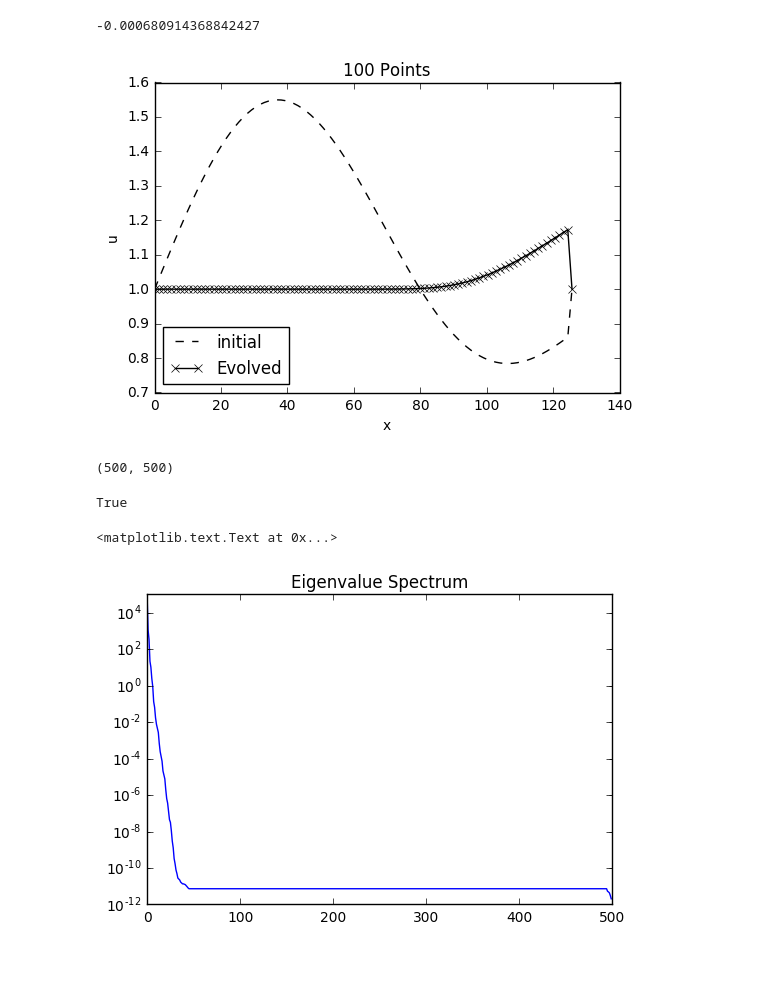
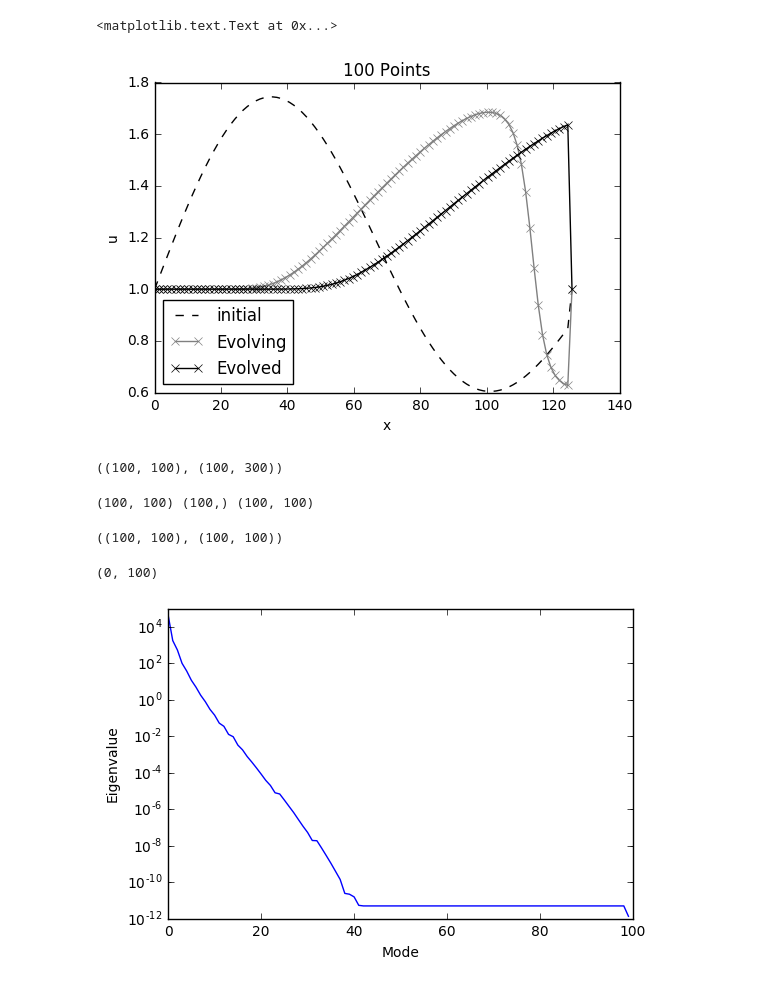
Before and after one commit to kilojoules/numerical_experiments, a Jupyter notebook: burgers/POD.ipynb, the cells around one changed output. Saved outputs shown, nothing was run; the diff lists cells and outputs as text; code cells hidden in the pictures.

```diff
--- a/burgers/POD.ipynb
+++ b/burgers/POD.ipynb
@@ -3,30 +4,42 @@ import numpy as np
 import matplotlib.pyplot as plt
 %matplotlib inline
 # %%
-nx = 100
-nt = 100000
+# Let's evolve burgers' equation in time
+
+nx = 100 # number of x points
+nt = 60000 # number of time steps
 x = np.linspace(0, 40 * np.pi, nx)
 
+# initially purturb u
+u = 1 + .5 * np.sin(x/20) + 0.3 * np.sin(x/35)
+u[-1] = 1
 
-u = 1 + 0.3 * np.sin(x/20) + 0.3 * np.sin(x/35)
-u[-1] = 1
 u0 = u.copy()
 dx = x[1] - x[0]
-sigma = .0009
 dt = .001
+
+# The viscosity is non-uniform
 nu = np.ones(x.size) * 1e-6 + 1e-4 * np.sin(x / 10) + 1e-6 * np.sin(x / 20) + 1e-6 * np.sin(x / 30)
-u_record = np.zeros((nx, 500))
 
+# u_record holds all the snapshots.
+# The rows represent spatial points and the columns are different times.
+u_record = np.zeros((nx, nt/200))
+
+# Evolve through time
 ii = 0
 for _ in range(nt):
     un = u.copy()
     u[1:-1] = un[1:-1] + dt *( -1 * un[1:-1] * (un[1:-1] - un[:-2]) / dx + nu[1:-1] * (u[2:] - 2 * u[1:-1] + u[:-2]) / dx**2 )
+
+    # Save every 200th time step
     if _ % (200) == 0:
         u_record[:, ii] = u
         ii += 1
 
 plt.plot(x, u0, ls='--', c='k', label="initial")
-plt.plot(x, u, c='k', label="Evolved", marker='x')
+plt.plot(x, u_record[:, -100], c='grey', label="Evolving", marker='x')
+plt.plot(x, u_record[:, -1], c='k', label="Evolved", marker='x')
+#plt.plot(x, u, c='k', label="Evolved", marker='x')
 ax = plt.gca()
 ax.get_yaxis().get_major_formatter().set_useOffset(False)
 ax.get_yaxis().get_major_formatter().set_scientific(False)
@@ -34,29 +47,35 @@ ax.legend(loc="lower left")
 ax.set_title("%i Points"%nx)
 ax.set_ylabel("u")
 ax.set_xlabel('x')
-np.mean(np.gradient(u, dx))
 # %% [output]
--0.000680914368842427
+<matplotlib.text.Text at 0x...>
-[figure, old version]
+[figure, new version]
 # %%
-a = np.dot(u_record.T, u_record)
-a.shape
+# Calculate the covariance matrix
+a = np.dot(u_record, u_record.T)
+# a = np.dot(u_record.T, u_record)
+a.shape, u_record.shape
 # %% [output]
-(500, 500)
+((100, 100), (100, 300))
 # %%
+# SVD the covariance matrix
 P, D, Q = np.linalg.svd(a, full_matrices=True) # P D Q is the approximation
-np.allclose(a, np.dot(P * D, Q)) # check that a = P D Q
-# Nicholas says that P is the eigenectors and Q is the coefficients. So take that with a grain of salt.
+print P.shape, D.shape, Q.shape
+assert(np.allclose(a, np.dot(P * D, Q))) # check that a = P D Q
+P.shape, Q.shape
 # %% [output]
-True
+(100, 100) (100,) (100, 100)
+((100, 100), (100, 100))
 # %%
 # plot eigenvalues
 plt.plot(D)
 plt.yscale('log')
-plt.title("Eigenvalue Spectrum")
+plt.xlabel("Mode")
+plt.ylabel("Eigenvalue")
+plt.xlim(0, 100)
 # %% [output]
-<matplotlib.text.Text at 0x...>
+(0, 100)
-[figure, old version]
+[figure, new version]
 # %%
 # The columns of phi are the basis functions, right?
 
```
Also changed, not shown: parts of 8 cells of this notebook, 1 other file.
